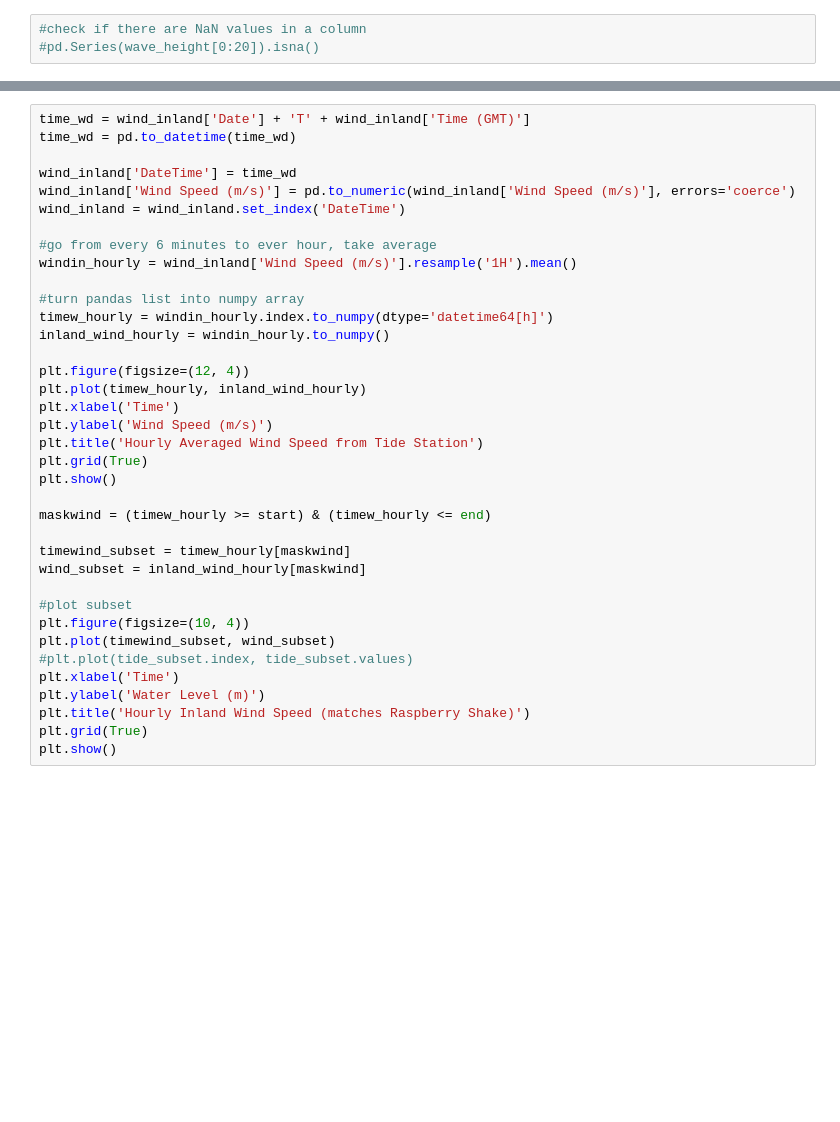
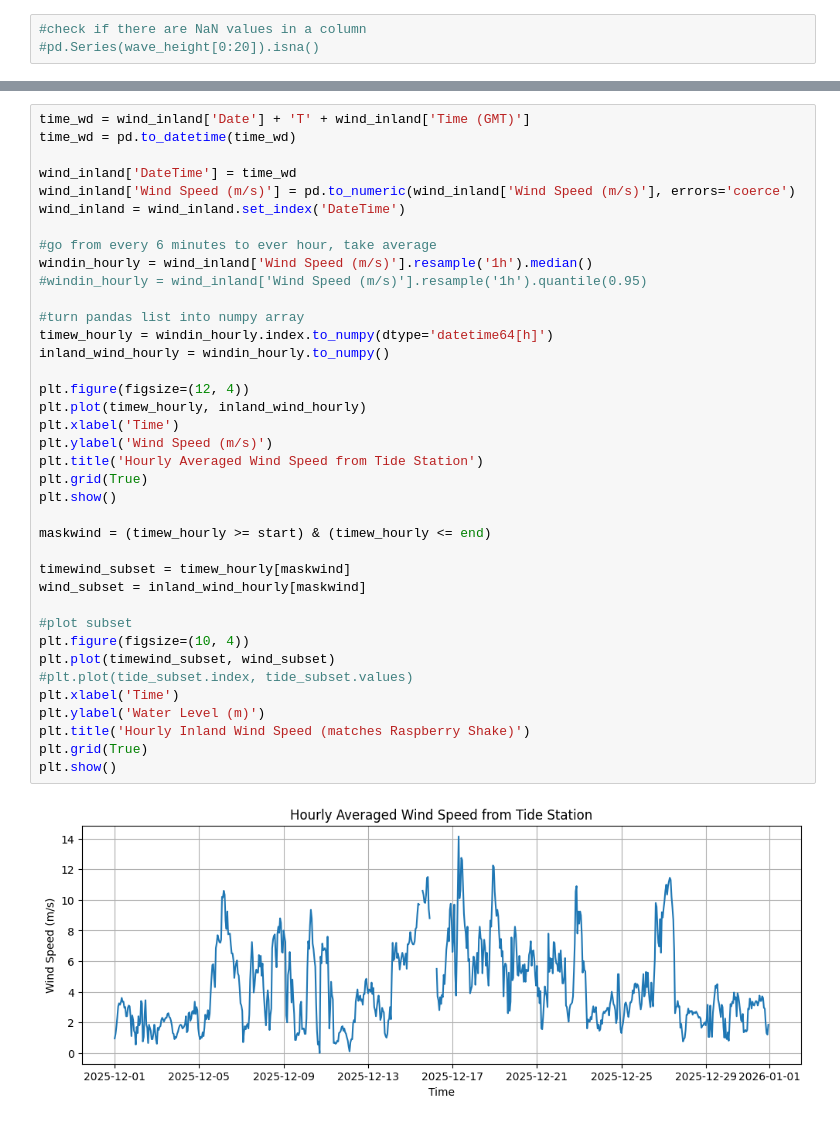
Before and after one commit to nikudarafshi/buoy-tide, a Jupyter notebook: noaa_download.ipynb, the cells around one changed output, grey strips where cells are left out. Saved outputs shown, nothing was run; the diff lists cells and outputs as text; blank space fills up the shorter version.

```diff
--- a/noaa_download.ipynb
+++ b/noaa_download.ipynb
@@ -171,31 +189,34 @@ wind_inland['Wind Speed (m/s)'] = pd.to_numeric(wind_inland['Wind Speed (m/s)'],
 wind_inland = wind_inland.set_index('DateTime')
 
 #go from every 6 minutes to ever hour, take average
-windin_hourly = wind_inland['Wind Speed (m/s)'].resample('1H').mean()
+windin_hourly = wind_inland['Wind Speed (m/s)'].resample('1h').median()
+#windin_hourly = wind_inland['Wind Speed (m/s)'].resample('1h').quantile(0.95)
 
 #turn pandas list into numpy array
 timew_hourly = windin_hourly.index.to_numpy(dtype='datetime64[h]')
 inland_wind_hourly = windin_hourly.to_numpy()
 
 plt.figure(figsize=(12, 4))
 plt.plot(timew_hourly, inland_wind_hourly)
 plt.xlabel('Time')
 plt.ylabel('Wind Speed (m/s)')
 plt.title('Hourly Averaged Wind Speed from Tide Station')
 plt.grid(True)
 plt.show()
 
 maskwind = (timew_hourly >= start) & (timew_hourly <= end)
 
 timewind_subset = timew_hourly[maskwind]
 wind_subset = inland_wind_hourly[maskwind]
 
 #plot subset
 plt.figure(figsize=(10, 4))
 plt.plot(timewind_subset, wind_subset)
 #plt.plot(tide_subset.index, tide_subset.values)
 plt.xlabel('Time')
 plt.ylabel('Water Level (m)')
 plt.title('Hourly Inland Wind Speed (matches Raspberry Shake)')
 plt.grid(True)
 plt.show()
+# %% [output]
+[figure, added]
```
Also changed, not shown: parts of 15 cells of this notebook.
